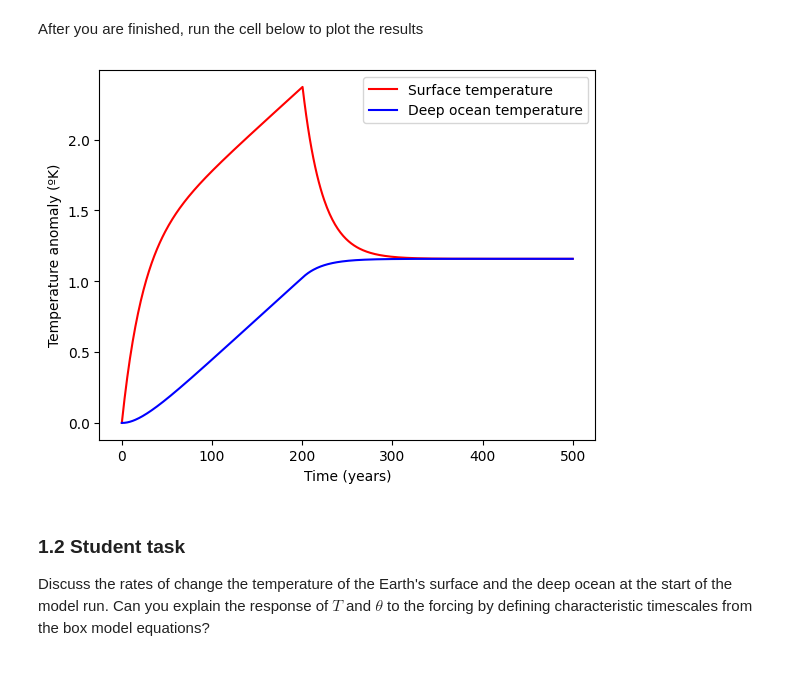
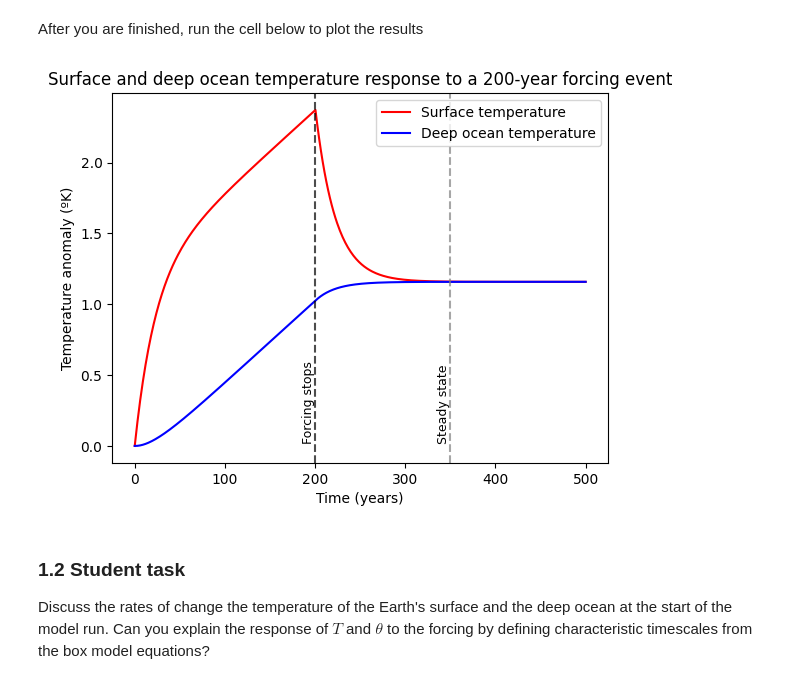
Before and after one commit to josephineshipp/QCES, a Jupyter notebook: Project1_numerical_methods.ipynb, the cells around one changed output. Drawn from its saved outputs; the diff is of its cells as text; code cells hidden in the pictures.

```diff
--- a/Project1_numerical_methods.ipynb
+++ b/Project1_numerical_methods.ipynb
@@ -68,14 +69,27 @@ for i in range(0, Nt-1):
 # %% [markdown]
 After you are finished, run the cell below to plot the results
-# %%
-plt.plot(t,T,'r-')
-plt.plot(t,theta,'b-')
-plt.legend(['Surface temperature','Deep ocean temperature'])
-plt.xlabel('Time (years)')
-plt.ylabel('Temperature anomaly (ºK)')
-plt.show()
-# %% [output]
-[figure, removed]
+# %%
+plt.plot(t,T,'r-')
+plt.plot(t,theta,'b-')
+
+# Forcing stops line
+plt.axvline(x=200, color='k', linestyle='--', alpha=0.7)
+y_offset = 0.05 * (plt.ylim()[1] - plt.ylim()[0])   # 5% of the y-range
+plt.text(200, plt.ylim()[0] + y_offset, 'Forcing stops',
+         rotation=90, va='bottom', ha='right', fontsize=9)
+
+# Steady state line
+plt.axvline(x=350, color='grey', linestyle='--', alpha=0.7)
+plt.text(350, plt.ylim()[0] + y_offset, 'Steady state',
+         rotation=90, va='bottom', ha='right', fontsize=9)
+
+plt.title('Surface and deep ocean temperature response to a 200-year forcing event')
+plt.legend(['Surface temperature','Deep ocean temperature'])
+plt.xlabel('Time (years)')
+plt.ylabel('Temperature anomaly (ºK)')
+plt.show()
+# %% [output]
+[figure, added]
 # %% [markdown]
 ### 1.2 Student task
 <a id='section1pt2'></a>
```
Also changed, not shown: parts of 5 cells of this notebook.
